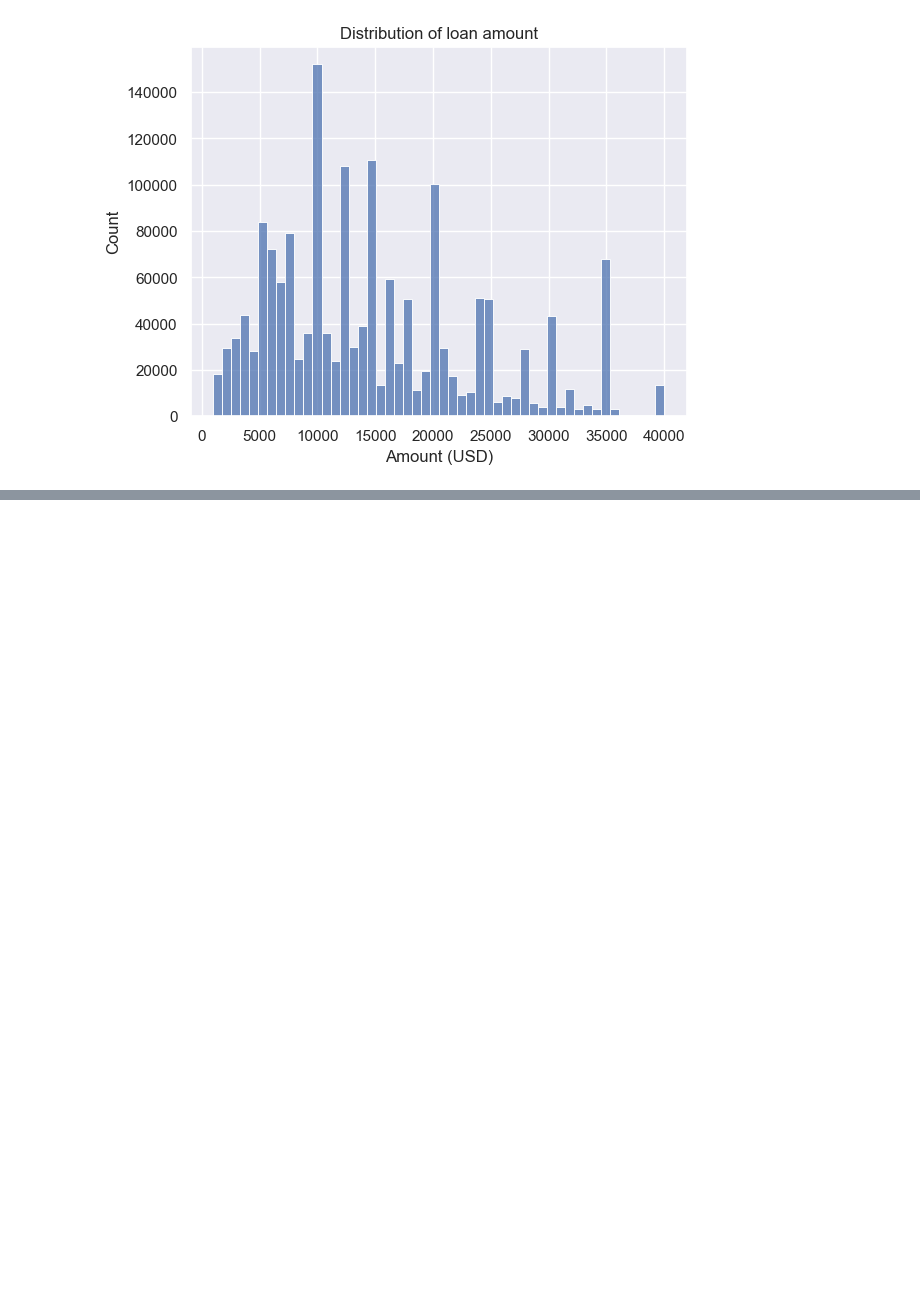
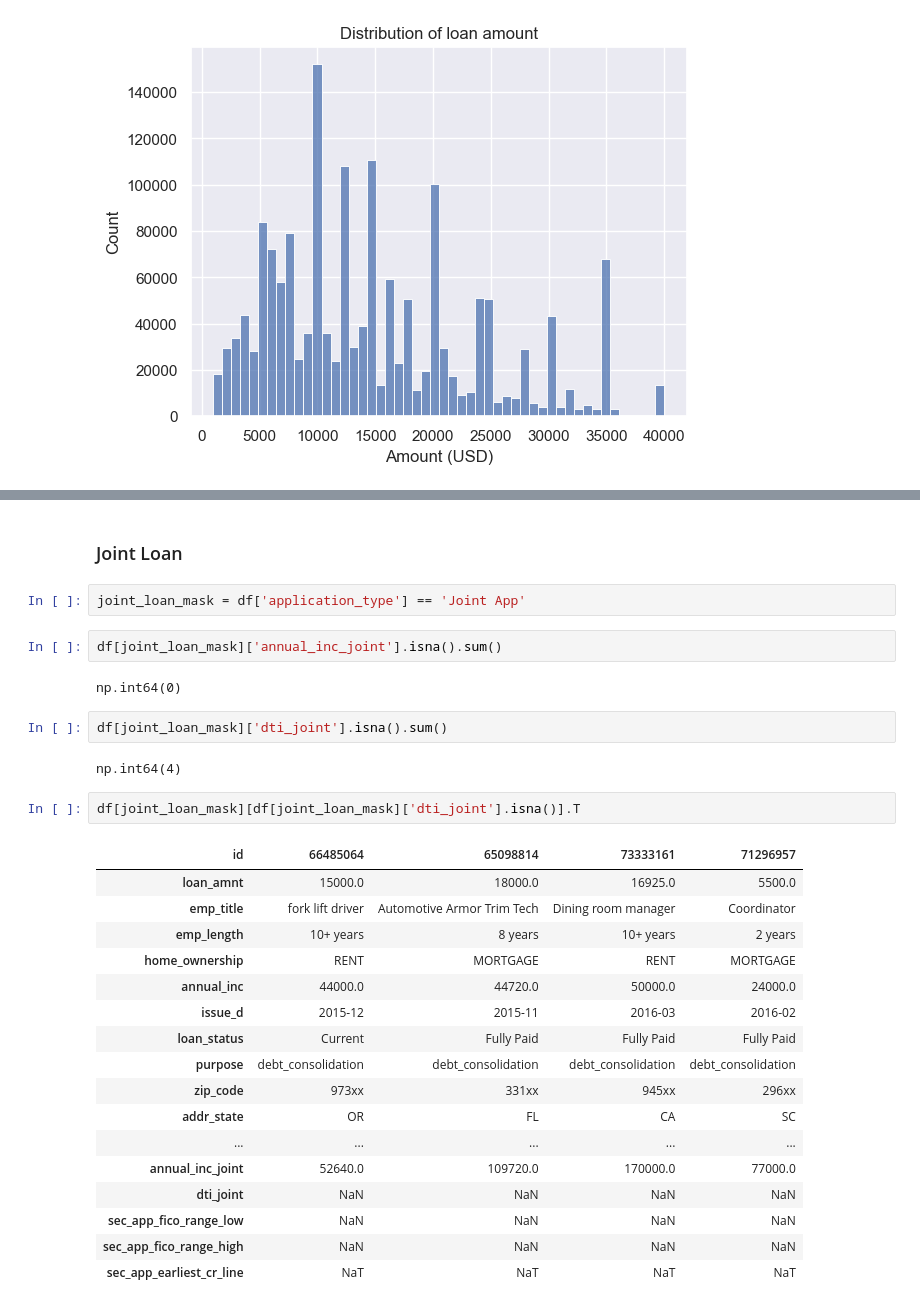
Before and after one commit to tkunanuntakij/lending-club-credit-risk-modeling, a Jupyter notebook: notebooks/01_eda.ipynb, the cells around one changed output, grey strips where cells are left out. Cells and saved outputs as stored; diff of their text form; blank space fills up the shorter version.

```diff
--- a/notebooks/01_eda.ipynb
+++ b/notebooks/01_eda.ipynb
@@ -166,0 +207,32 @@ Text(0.5, 0, 'Amount (USD)')
+# %% [markdown]
+### Joint Loan
+# %%
+joint_loan_mask = df['application_type'] == 'Joint App'
+# %%
+df[joint_loan_mask]['annual_inc_joint'].isna().sum()
+# %% [output]
+np.int64(0)
+# %%
+df[joint_loan_mask]['dti_joint'].isna().sum()
+# %% [output]
+np.int64(4)
+# %%
+df[joint_loan_mask][df[joint_loan_mask]['dti_joint'].isna()].T
+# %% [output]
+| id | 66485064 | 65098814 | 73333161 | 71296957 |
+| loan_amnt | 15000.0 | 18000.0 | 16925.0 | 5500.0 |
+| emp_title | fork lift driver | Automotive Armor Trim Tech | Dining room manager | Coordinator |
+| emp_length | 10+ years | 8 years | 10+ years | 2 years |
+| home_ownership | RENT | MORTGAGE | RENT | MORTGAGE |
+| annual_inc | 44000.0 | 44720.0 | 50000.0 | 24000.0 |
+| issue_d | 2015-12 | 2015-11 | 2016-03 | 2016-02 |
+| loan_status | Current | Fully Paid | Fully Paid | Fully Paid |
+| purpose | debt_consolidation | debt_consolidation | debt_consolidation | debt_consolidation |
+| zip_code | 973xx | 331xx | 945xx | 296xx |
+| addr_state | OR | FL | CA | SC |
+| ... | ... | ... | ... | ... |
+| annual_inc_joint | 52640.0 | 109720.0 | 170000.0 | 77000.0 |
+| dti_joint | NaN | NaN | NaN | NaN |
+| sec_app_fico_range_low | NaN | NaN | NaN | NaN |
+| sec_app_fico_range_high | NaN | NaN | NaN | NaN |
+| sec_app_earliest_cr_line | NaT | NaT | NaT | NaT |
```
Also changed, not shown: parts of 25 cells of this notebook, 3 other files.
